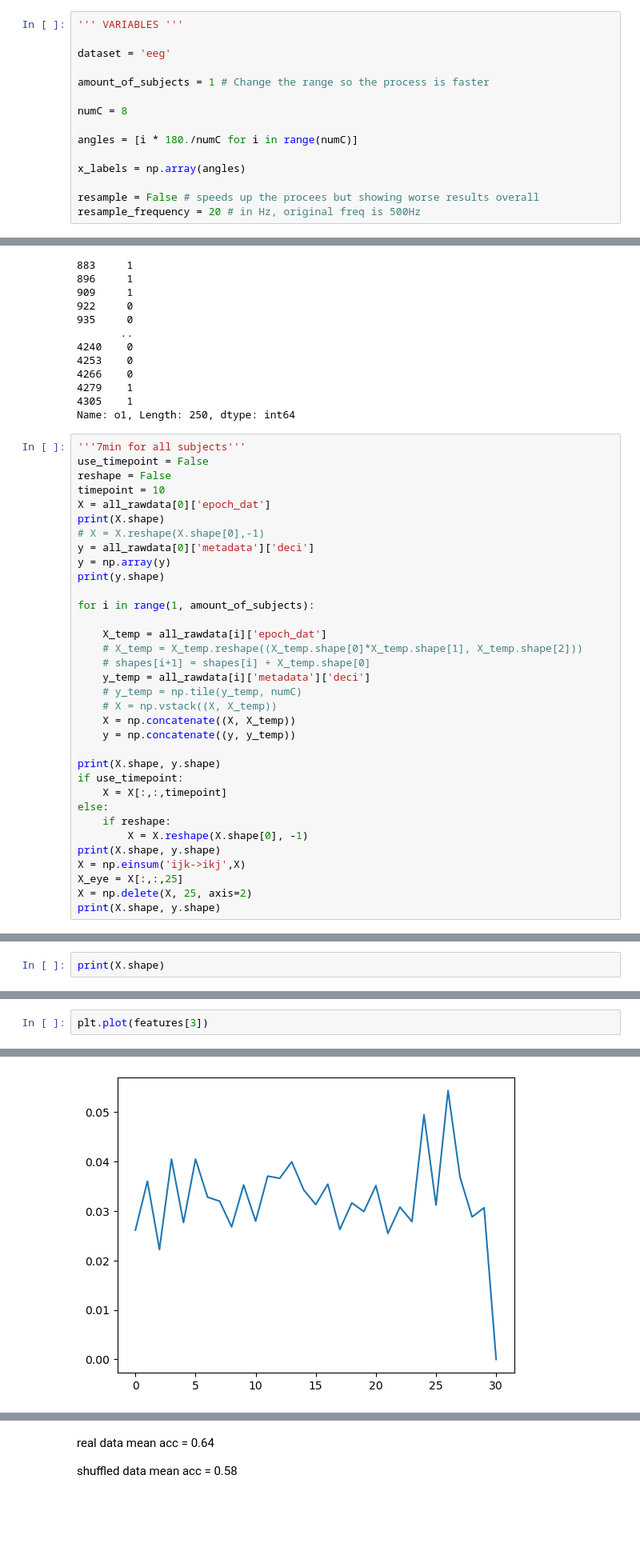
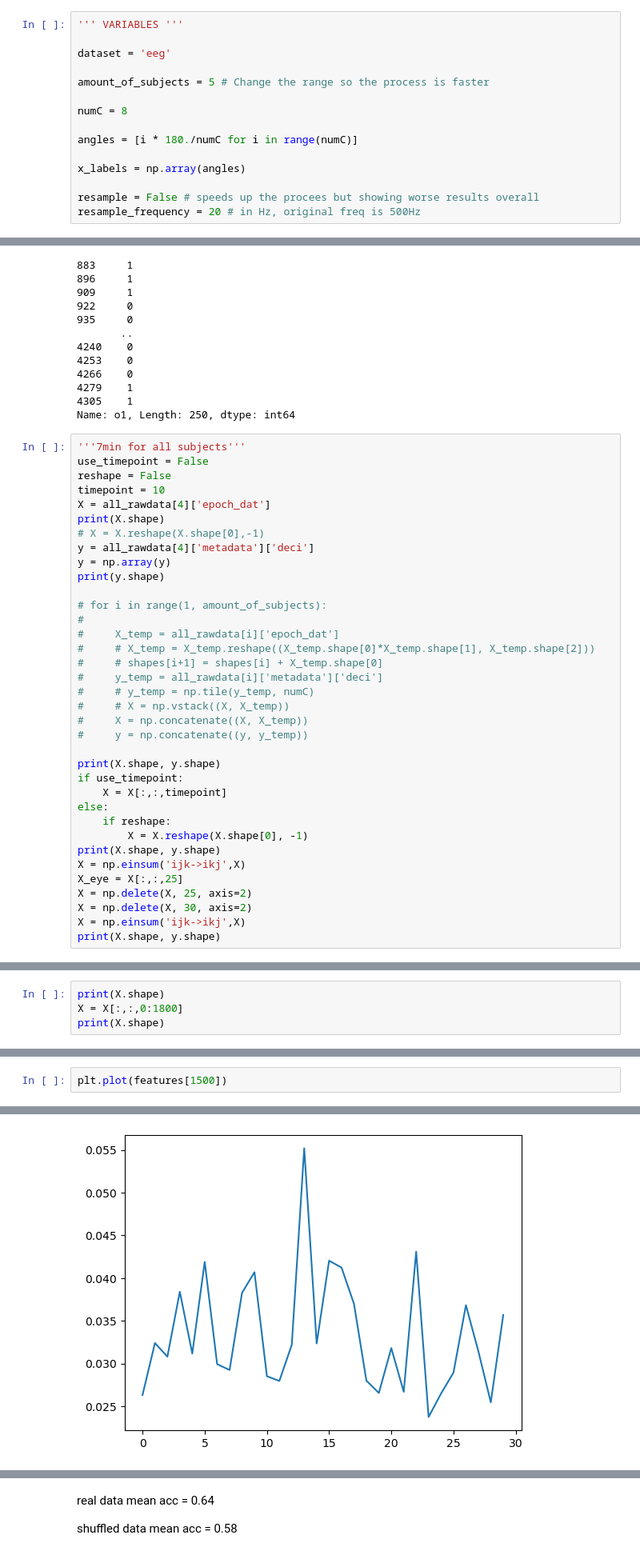
Before and after one commit to unthrived/master-thesis, a Jupyter notebook: 0_main_deci_timepoint.ipynb, the cells around one changed output, grey strips where cells are left out. Shown at 80% size. Saved outputs shown, nothing was run; the diff lists cells and outputs as text; blank space fills up the shorter version.

```diff
--- a/0_main_deci_timepoint.ipynb
+++ b/0_main_deci_timepoint.ipynb
@@ -22,7 +22,7 @@ import sys
 
 dataset = 'eeg'
 
-amount_of_subjects = 1 # Change the range so the process is faster
+amount_of_subjects = 5 # Change the range so the process is faster
 
 numC = 8
 
@@ -81,23 +85,23 @@ Name: o1, Length: 250, dtype: int64
 use_timepoint = False
 reshape = False
 timepoint = 10
-X = all_rawdata[0]['epoch_dat']
+X = all_rawdata[4]['epoch_dat']
 print(X.shape)
 # X = X.reshape(X.shape[0],-1)
-y = all_rawdata[0]['metadata']['deci']
+y = all_rawdata[4]['metadata']['deci']
 y = np.array(y)
 print(y.shape)
 
-for i in range(1, amount_of_subjects):
-
-    X_temp = all_rawdata[i]['epoch_dat']
-    # X_temp = X_temp.reshape((X_temp.shape[0]*X_temp.shape[1], X_temp.shape[2]))
-    # shapes[i+1] = shapes[i] + X_temp.shape[0]
-    y_temp = all_rawdata[i]['metadata']['deci']
-    # y_temp = np.tile(y_temp, numC)
-    # X = np.vstack((X, X_temp))
-    X = np.concatenate((X, X_temp))
-    y = np.concatenate((y, y_temp))
+# for i in range(1, amount_of_subjects):
+#
+#     X_temp = all_rawdata[i]['epoch_dat']
+#     # X_temp = X_temp.reshape((X_temp.shape[0]*X_temp.shape[1], X_temp.shape[2]))
+#     # shapes[i+1] = shapes[i] + X_temp.shape[0]
+#     y_temp = all_rawdata[i]['metadata']['deci']
+#     # y_temp = np.tile(y_temp, numC)
+#     # X = np.vstack((X, X_temp))
+#     X = np.concatenate((X, X_temp))
+#     y = np.concatenate((y, y_temp))
 
 print(X.shape, y.shape)
 if use_timepoint:
@@ -109,5 +113,7 @@ print(X.shape, y.shape)
 X = np.einsum('ijk->ikj',X)
 X_eye = X[:,:,25]
 X = np.delete(X, 25, axis=2)
+X = np.delete(X, 30, axis=2)
+X = np.einsum('ijk->ikj',X)
 print(X.shape, y.shape)
 # %% [output]
@@ -175,3 +181,5 @@ X = np.einsum('ijk->ikj',X)
 # %%
 print(X.shape)
+X = X[:,:,0:1800]
+print(X.shape)
 # %% [output]
@@ -234,8 +238,8 @@ print(features)
 # %%
-plt.plot(features[3])
+plt.plot(features[1500])
 # %% [output]
 [<matplotlib.lines.Line2D at 0x...>]
-[figure, old version]
+[figure, new version]
 # %%
 print('f1 mean: ', np.mean(timepoint_f1))
 print('acc mean: ', np.mean(timepoint_accuracy))
```
Also changed, not shown: parts of 12 cells of this notebook.
